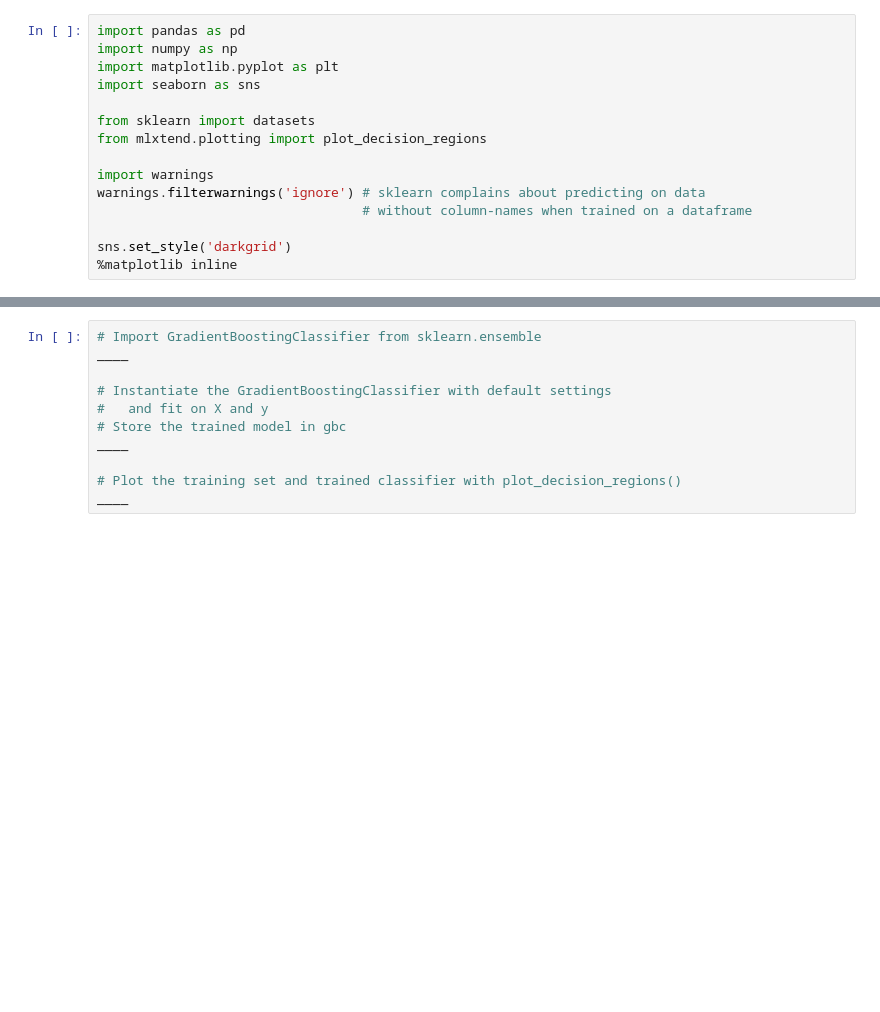
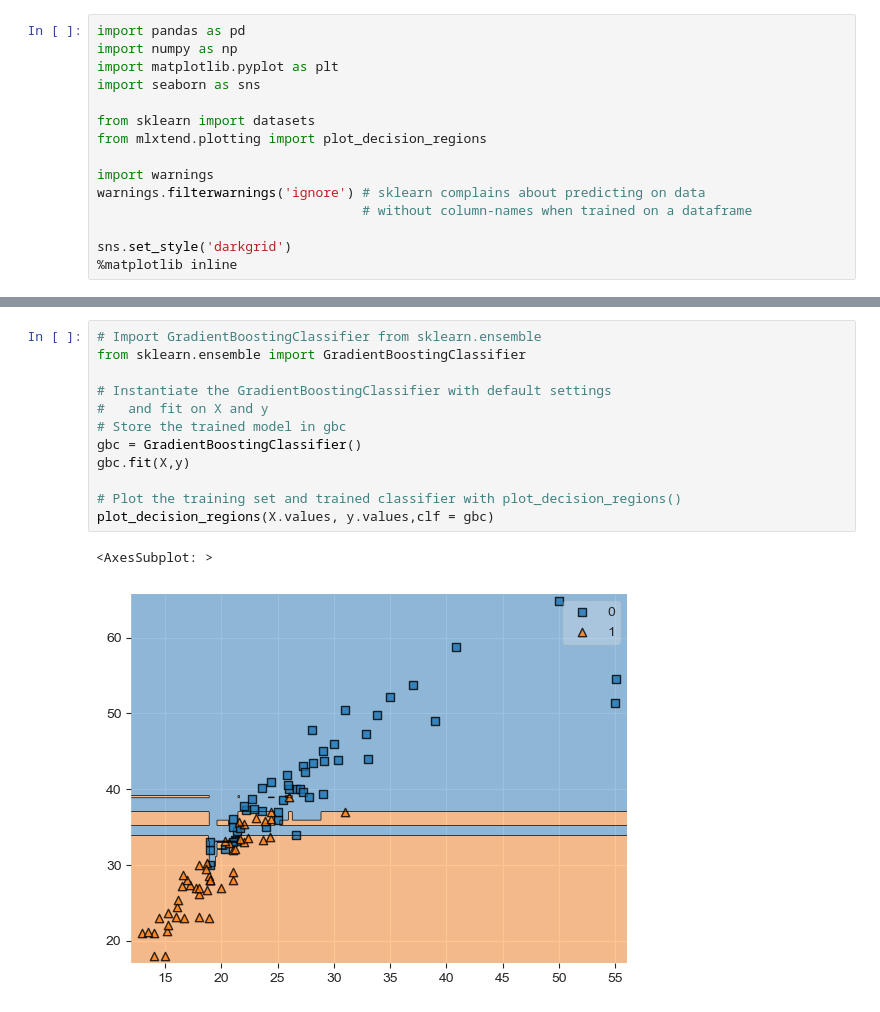
Before and after one commit to iiiirene-529/eods-f22, a Jupyter notebook: weekly_quiz/Week_06_Quiz-UNI.ipynb, the cells around one changed output, grey strips where cells are left out. Saved outputs shown, nothing was run; the diff lists cells and outputs as text; blank space fills up the shorter version.

```diff
--- a/weekly_quiz/Week_06_Quiz-UNI.ipynb
+++ b/weekly_quiz/Week_06_Quiz-UNI.ipynb
@@ -95,11 +101,15 @@ ____
 # %%
 # Import GradientBoostingClassifier from sklearn.ensemble
-____
+from sklearn.ensemble import GradientBoostingClassifier
 
 # Instantiate the GradientBoostingClassifier with default settings
 #   and fit on X and y
 # Store the trained model in gbc
-____
+gbc = GradientBoostingClassifier()
+gbc.fit(X,y)
 
 # Plot the training set and trained classifier with plot_decision_regions()
-____
+plot_decision_regions(X.values, y.values,clf = gbc)
+# %% [output]
+<AxesSubplot: >
+[figure, added]
```
Also changed, not shown: parts of 4 cells of this notebook.
